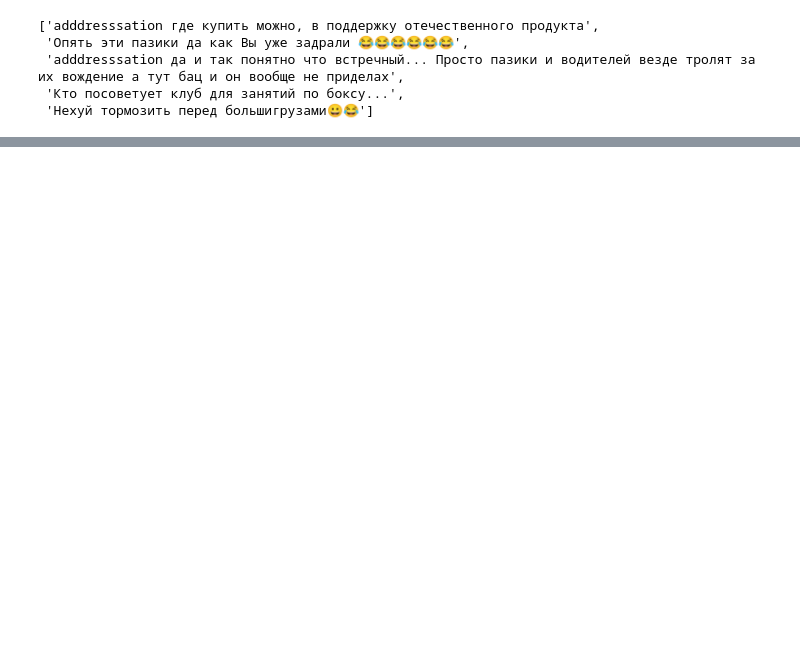
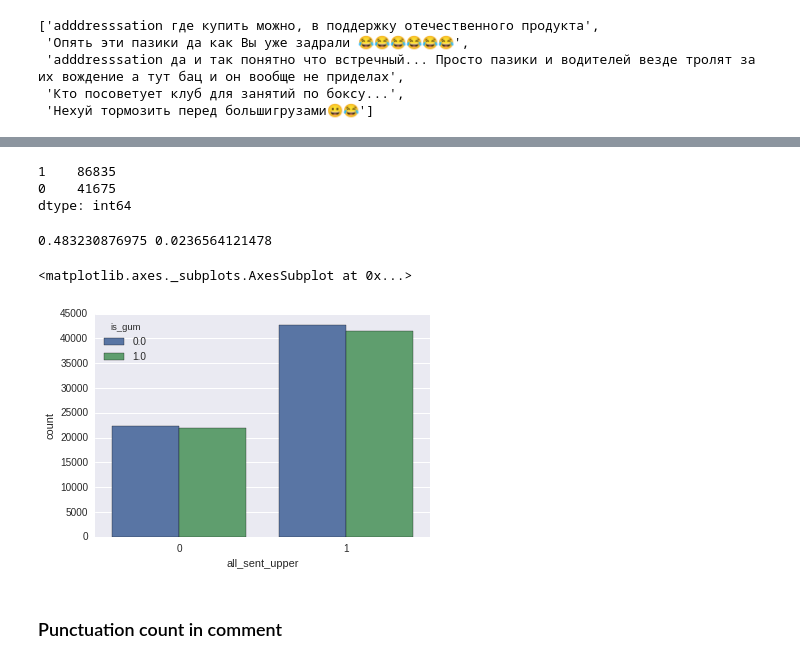
Before and after one commit to EvgenyKashin/CommentsAnalysis, a Jupyter notebook: comments.ipynb, the cells around one changed output, grey strips where cells are left out. Cells and saved outputs as stored; diff of their text form; code cells hidden in the pictures; blank space fills up the shorter version.

Commit message:
Added a lot of different features from comments

```diff
--- a/comments.ipynb
+++ b/comments.ipynb
@@ -144,3 +177,7 @@ comments = data[(lenghts_word < 80) & (lenghts_word > 3)]
+# %%
+without_link = [False if 'http' in c or 'www' in c or '.ru' in c or '.com' in c else True for c in comments.text.values]
+# %%
+comments = comments[without_link]
 # %%
 comments.shape
 # %% [output]
@@ -389,0 +562,20 @@ vectorizer.get_feature_names()[9288]
+# %%
+pd.Series(big_letter.ravel()).value_counts()
+# %% [output]
+1    86835
+0    41675
+dtype: int64
+# %%
+baseline_scores = cross_val_score(lr, sents_count, y, cv=5)
+print(baseline_scores.mean(), baseline_scores.std())
+# %% [output]
+0.483230876975 0.0236564121478
+# %%
+comments['all_sent_upper'] = letters
+# %%
+sns.countplot(x='all_sent_upper', hue='is_gum', data=comments)
+# %% [output]
+<matplotlib.axes._subplots.AxesSubplot at 0x...>
+[figure, added]
+# %% [markdown]
+### Punctuation count in comment
```
Also changed, not shown: parts of 93 cells of this notebook, 3 other files.
